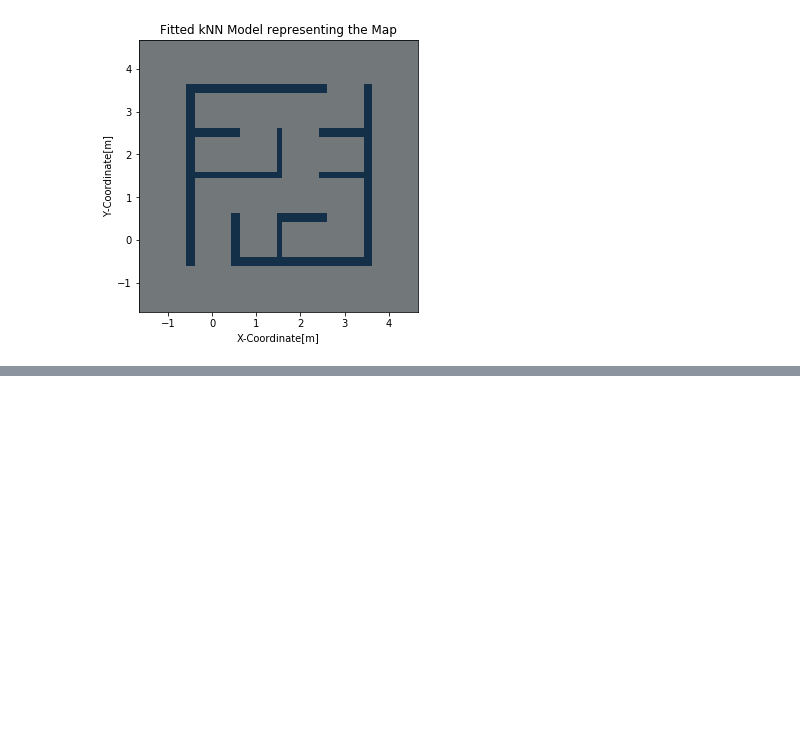
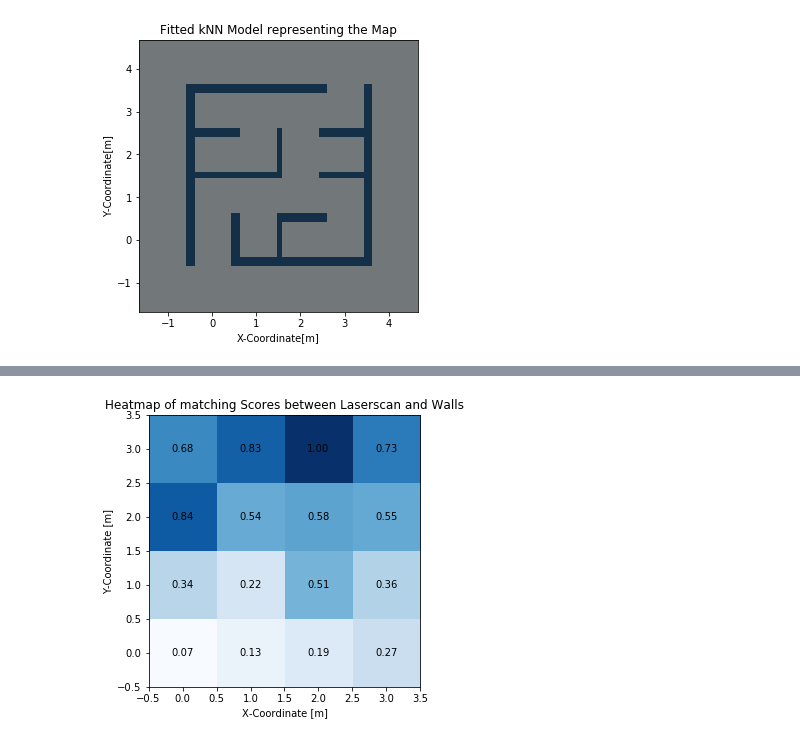
Before and after one commit to danailgrgv/SOAR_Project, a Jupyter notebook: soar_maze_escape/src/SoarMazeEscapeNotebook.ipynb, the cells around one changed output, grey strips where cells are left out. Cells and saved outputs as stored; diff of their text form; code cells hidden in the pictures; blank space fills up the shorter version.

Commit message:
Heatmap
Heatmap commit

```diff
--- a/soar_maze_escape/src/SoarMazeEscapeNotebook.ipynb
+++ b/soar_maze_escape/src/SoarMazeEscapeNotebook.ipynb
@@ -288,0 +227,62 @@ plt.show()
+# %%
+# Import necessary modules
+import numpy as np
+from sklearn.neighbors import KNeighborsClassifier
+from matplotlib import pyplot as plt
+from matplotlib.colors import ListedColormap
+import re
+
+# Assuming clf is your fitted kNN classifier, and scan is your laserscan data
+
+# Define the maze size (assuming whole numbers for coordinates)
+mazeX, mazeY = 4, 4  # Update with actual size
+
+# Define possible robot positions on the grid (whole number coordinates)
+positions = [(x, y) for x in range(mazeX) for y in range(mazeY)]
+
+# Function to transform the scan to the given position
+def transform_scan(scan, position):
+    # Move the scan to the new position
+    transformed_scan = scan + np.array(position)
+    return transformed_scan
+
+# Predict the classification for each scan at each position
+scores = []
+for position in positions:
+    transformed_scan = transform_scan(scan, position)
+    # Predict if each point in the scan is a wall (1) or free space (0)
+    predictions = clf.predict(transformed_scan)
+    # Count the number of points predicted as walls
+    score = np.sum(predictions == 1)  # Make sure to compare to wall label (usually 1)
+    scores.append(score)
+
+# Normalize scores to range from 0 to 1 for better visualization
+max_score = max(scores)
+scores = [score / max_score for score in scores]
+
+# Create a Numpy array to hold scores for visualization
+scoreArr = np.zeros((mazeX, mazeY), dtype=np.float64)
+for idx, val in zip(positions, scores):
+    scoreArr[idx] = val
+
+# Visualize the scores as a heatmap
+plt.rcParams['figure.figsize'] = [5, 5]
+fig, ax = plt.subplots()
+cmap = plt.cm.Blues  # Use a blue colormap for the heatmap
+im = ax.imshow(scoreArr, cmap=cmap, origin='lower')
+
+# Annotate each cell with the score
+for i in range(mazeX):
+    for j in range(mazeY):
+        text = ax.text(j, i, f"{scoreArr[i, j]:.2f}",
+                       ha="center", va="center", color="black")
+
+# Set title and axes labels
+ax.set_title("Heatmap of matching Scores between Laserscan and Walls")
+ax.set_xlabel("X-Coordinate [m]")
+ax.set_ylabel("Y-Coordinate [m]")
+
+# Show the plot
+plt.show()
+# %% [output]
+[figure, added]
```
Also changed, not shown: parts of 2 cells of this notebook.
